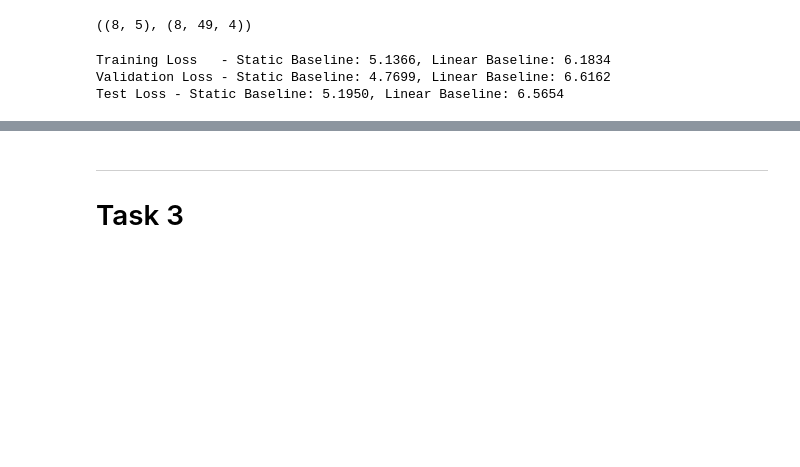
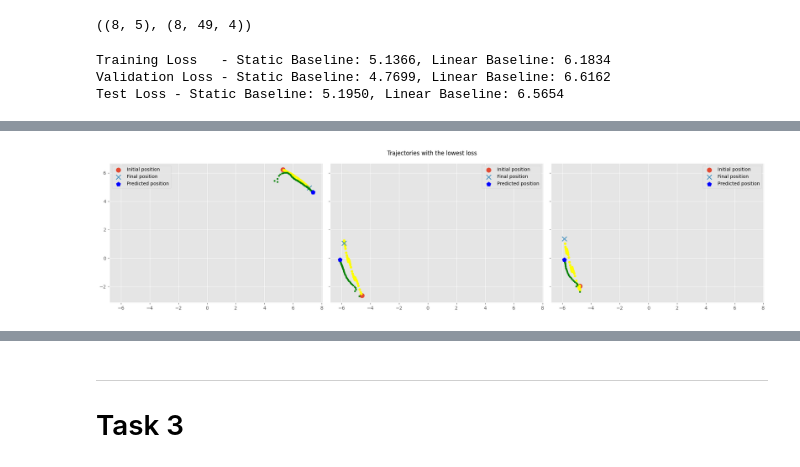
Before and after one commit to lzolyomi/2AMM10-DeepLearning, a Jupyter notebook: Assignment 2/Task2_submitted_code.ipynb, the cells around one changed output, grey strips where cells are left out. Drawn from its saved outputs; the diff is of its cells as text; code cells hidden in the pictures; blank space fills up the shorter version.

```diff
--- a/Assignment 2/Task2_submitted_code.ipynb
+++ b/Assignment 2/Task2_submitted_code.ipynb
@@ -1002,0 +969,4 @@ plot_trajectories(highest_loss_indices[0], title="Trajectories with the highest
+# %%
+plot_trajectories(lowest_loss_indices[0], title="Trajectories with the lowest loss")
+# %% [output]
+[figure, added]
```
Also changed, not shown: parts of 7 cells of this notebook, 2 other files.
